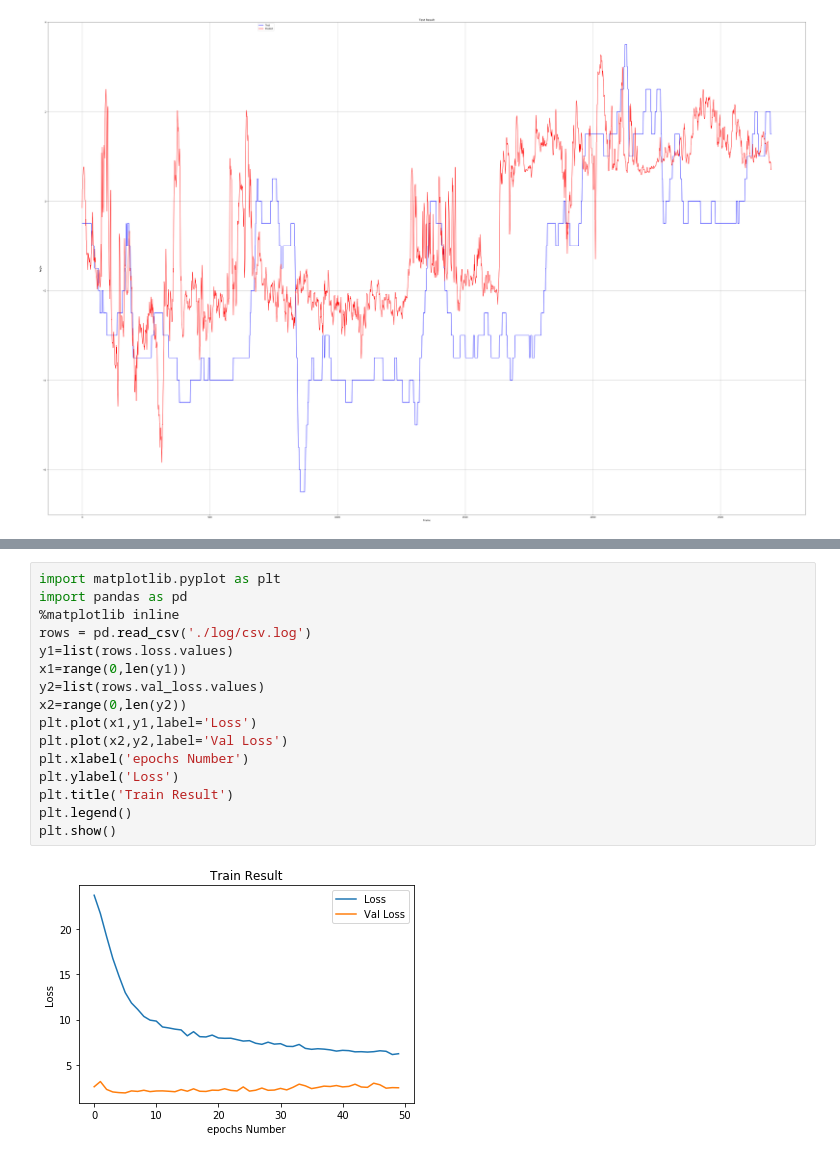
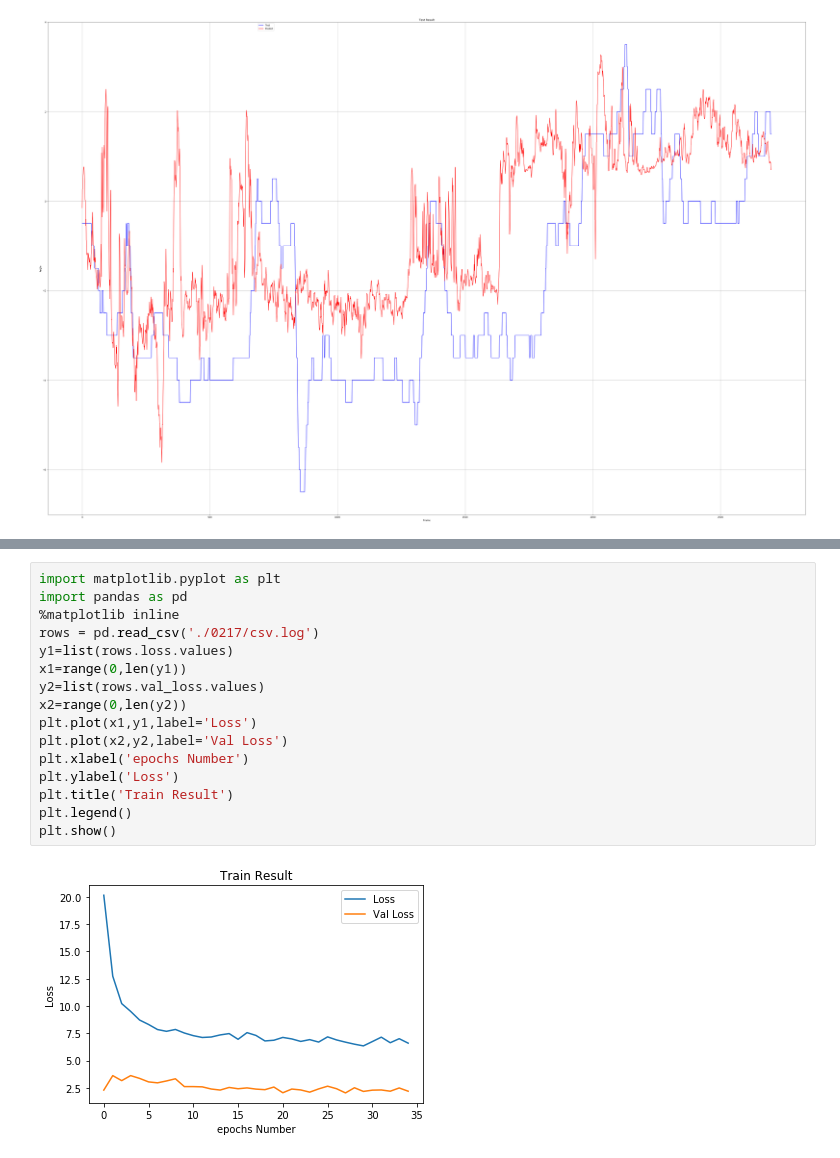
Before and after one commit to meizeidexzh/machinelearning-1, a Jupyter notebook: deep_tesla/deeptesla.ipynb, the cells around one changed output, grey strips where cells are left out. Drawn from its saved outputs; the diff is of its cells as text.

Commit message:
modified:   deeptesla.ipynb 	new file:   images/tensorboard.png 	new file:   images/train0217.png 	modified:   report.md

```diff
--- a/deep_tesla/deeptesla.ipynb
+++ b/deep_tesla/deeptesla.ipynb
@@ -449,18 +449,18 @@ _________________________________________________________________
 # %%
 import matplotlib.pyplot as plt
 import pandas as pd
 %matplotlib inline
-rows = pd.read_csv('./log/csv.log')
+rows = pd.read_csv('./0217/csv.log')
 y1=list(rows.loss.values)
 x1=range(0,len(y1))
 y2=list(rows.val_loss.values)
 x2=range(0,len(y2))
 plt.plot(x1,y1,label='Loss')
 plt.plot(x2,y2,label='Val Loss')
 plt.xlabel('epochs Number')
 plt.ylabel('Loss')
 plt.title('Train Result')
 plt.legend()
 plt.show()
 # %% [output]
-[figure, old version]
+[figure, new version]
```
Also changed, not shown: 3 other files.
